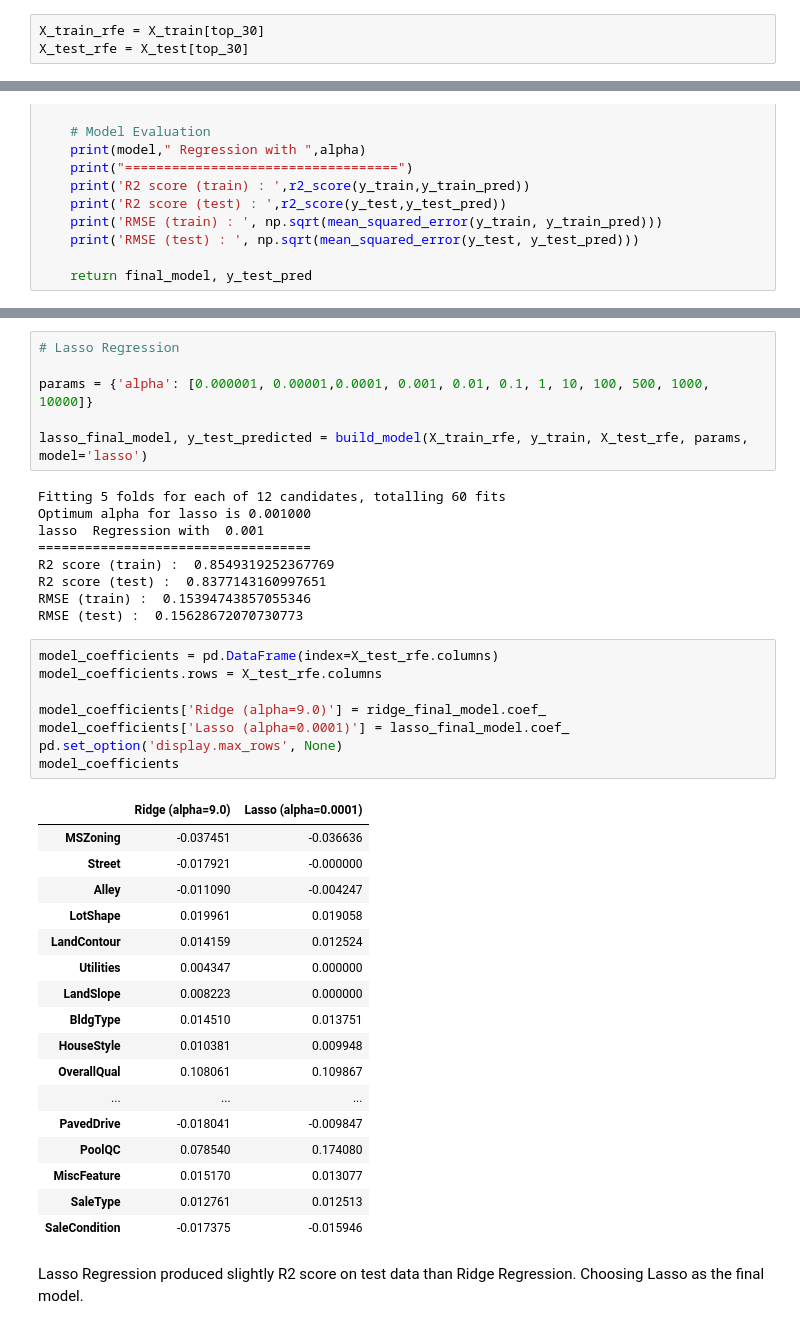
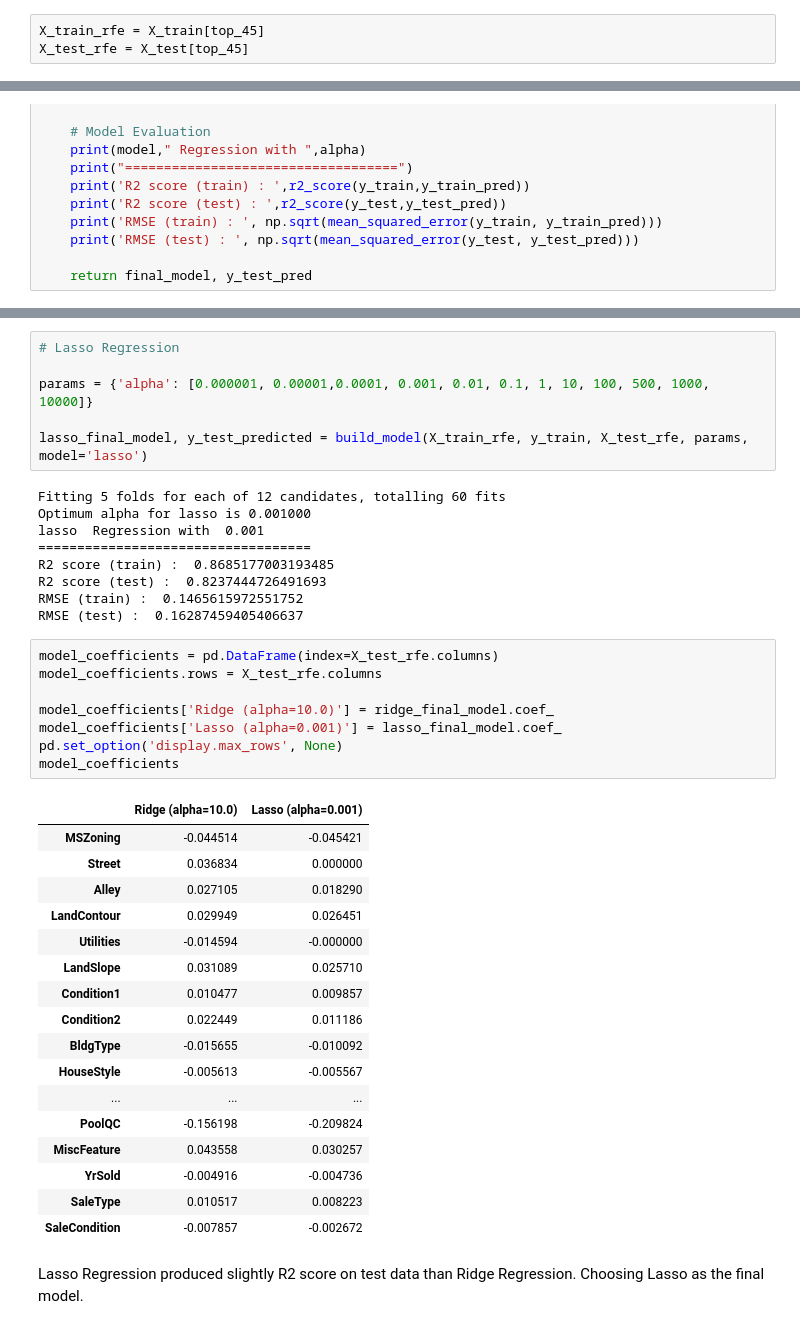
Before and after one commit to Suraj-Kumar-Panigrahi/house-price-prediction, a Jupyter notebook: House_price_prediction.ipynb, the cells around one changed output, grey strips where cells are left out. Drawn from its saved outputs; the diff is of its cells as text.

```diff
--- a/House_price_prediction.ipynb
+++ b/House_price_prediction.ipynb
@@ -451,8 +451,8 @@ def build_regressor(X_train,y_train,cols):
     lin_reg = sm.OLS(y_train.values.reshape(-1,1), X_train_ols).fit()
     print(lin_reg.summary())
 # %%
-X_train_rfe = X_train[top_30]
-X_test_rfe = X_test[top_30]
+X_train_rfe = X_train[top_45]
+X_test_rfe = X_test[top_45]
 # %%
 # Reusable Code Block for Cross-validation, Model Building and Model Evaluation
 
@@ -516,36 +516,36 @@ Fitting 5 folds for each of 12 candidates, totalling 60 fits
 Optimum alpha for lasso is 0.001000
 lasso  Regression with  0.001
 ===================================
-R2 score (train) :  0.8549319252367769
-R2 score (test) :  0.8377143160997651
-RMSE (train) :  0.15394743857055346
-RMSE (test) :  0.15628672070730773
+R2 score (train) :  0.8685177003193485
+R2 score (test) :  0.8237444726491693
+RMSE (train) :  0.1465615972551752
+RMSE (test) :  0.16287459405406637
 # %%
 model_coefficients = pd.DataFrame(index=X_test_rfe.columns)
 model_coefficients.rows = X_test_rfe.columns
 
-model_coefficients['Ridge (alpha=9.0)'] = ridge_final_model.coef_
-model_coefficients['Lasso (alpha=0.0001)'] = lasso_final_model.coef_
+model_coefficients['Ridge (alpha=10.0)'] = ridge_final_model.coef_
+model_coefficients['Lasso (alpha=0.001)'] = lasso_final_model.coef_
 pd.set_option('display.max_rows', None)
 model_coefficients
 # %% [output]
-|  | Ridge (alpha=9.0) | Lasso (alpha=0.0001) |
-| MSZoning | -0.037451 | -0.036636 |
-| Street | -0.017921 | -0.000000 |
-| Alley | -0.011090 | -0.004247 |
-| LotShape | 0.019961 | 0.019058 |
-| LandContour | 0.014159 | 0.012524 |
-| Utilities | 0.004347 | 0.000000 |
-| LandSlope | 0.008223 | 0.000000 |
-| BldgType | 0.014510 | 0.013751 |
-| HouseStyle | 0.010381 | 0.009948 |
-| OverallQual | 0.108061 | 0.109867 |
+|  | Ridge (alpha=10.0) | Lasso (alpha=0.001) |
+| MSZoning | -0.044514 | -0.045421 |
+| Street | 0.036834 | 0.000000 |
+| Alley | 0.027105 | 0.018290 |
+| LandContour | 0.029949 | 0.026451 |
+| Utilities | -0.014594 | -0.000000 |
+| LandSlope | 0.031089 | 0.025710 |
+| Condition1 | 0.010477 | 0.009857 |
+| Condition2 | 0.022449 | 0.011186 |
+| BldgType | -0.015655 | -0.010092 |
+| HouseStyle | -0.005613 | -0.005567 |
 | ... | ... | ... |
-| PavedDrive | -0.018041 | -0.009847 |
-| PoolQC | 0.078540 | 0.174080 |
-| MiscFeature | 0.015170 | 0.013077 |
-| SaleType | 0.012761 | 0.012513 |
-| SaleCondition | -0.017375 | -0.015946 |
+| PoolQC | -0.156198 | -0.209824 |
+| MiscFeature | 0.043558 | 0.030257 |
+| YrSold | -0.004916 | -0.004736 |
+| SaleType | 0.010517 | 0.008223 |
+| SaleCondition | -0.007857 | -0.002672 |
 # %% [markdown]
 Lasso Regression produced slightly R2 score on test data than Ridge Regression. Choosing Lasso as the final model.
 # %%
```
Also changed, not shown: parts of 16 cells of this notebook, 1 other file.
